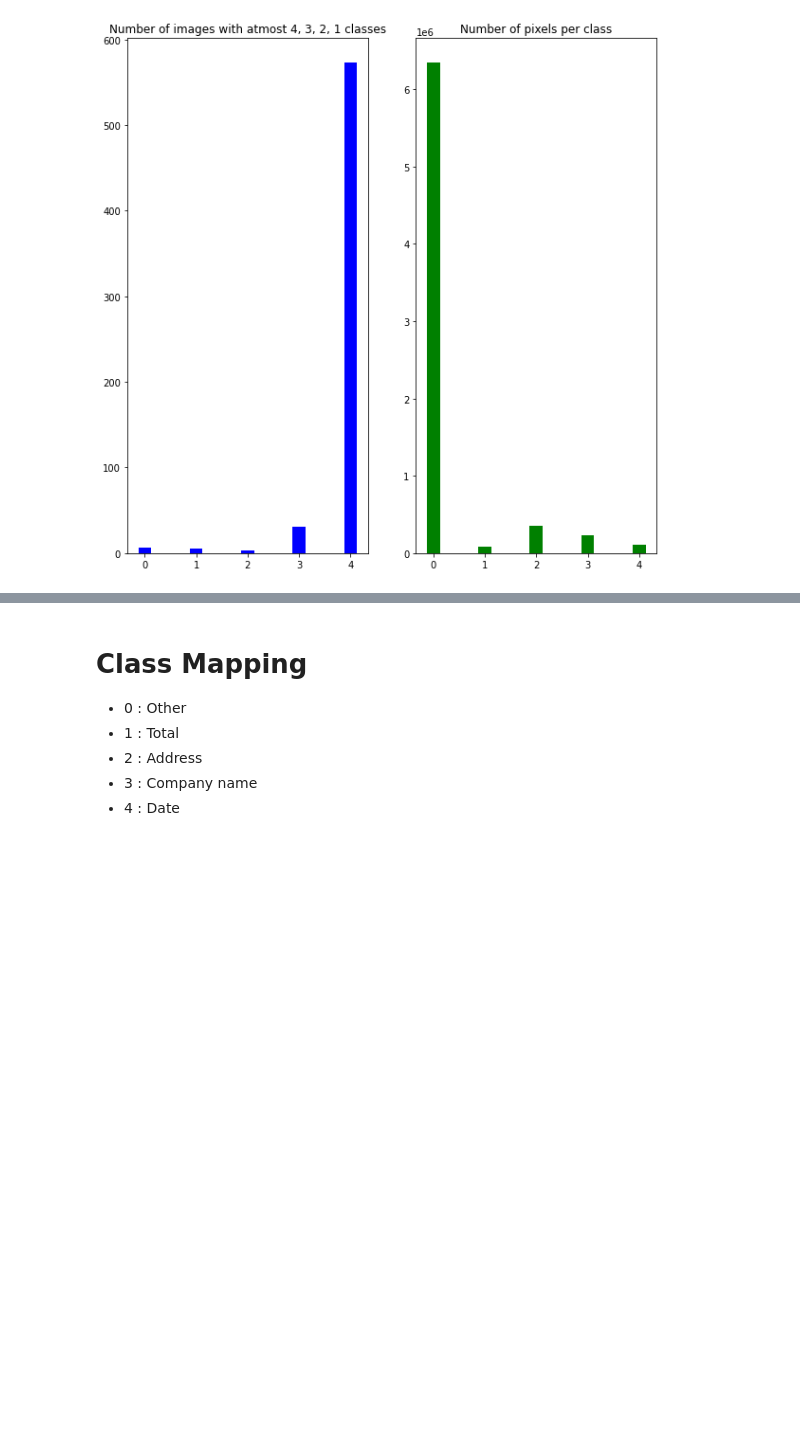
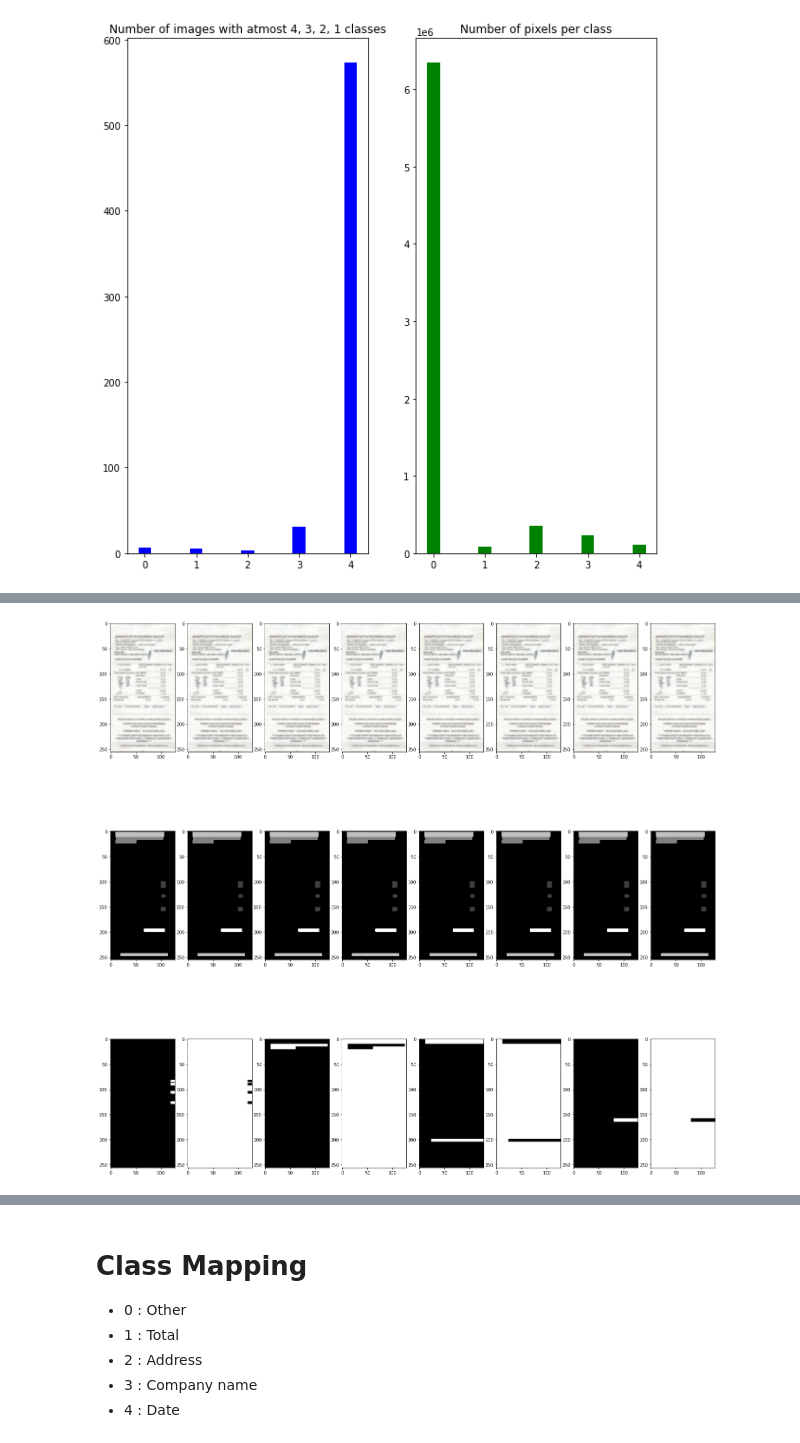
Before and after one commit to Hrishkesh/Invoice-, a Jupyter notebook: Data_visualization.ipynb, the cells around one changed output, grey strips where cells are left out. Cells and saved outputs as stored; diff of their text form; code cells hidden in the pictures; blank space fills up the shorter version.

```diff
--- a/Data_visualization.ipynb
+++ b/Data_visualization.ipynb
@@ -781 +822,15 @@ np_bbox_anchor_mask = extract_anchor_mask(pd_bbox, np.shape(tab_img[i]))
+# %%
+def plot_anchor(gt_1h, np_bbox_anchor_mask, np_bbox_anchor_coord):
+    fig, ax  = plt.subplots(3, 8,figsize=(25, 25))
+    for i in range(0, 8):
+      ax[0][i].imshow(input_image_final, cmap='gray')
+    for i in range(0, 8):
+      ax[1][i].imshow(np.apply_along_axis(np.argmax, axis=2, arr=gt_1h), cmap='gray')
+    for i in range(0, 8):
+      ax[2][i].imshow(np_bbox_anchor_mask[:, :, i], cmap='gray')
+    plt.show()
+# %%
+plot_anchor(gt_1h, np_bbox_anchor_mask, np_bbox_anchor_coord)
+# %% [output]
+[figure, added]
 # %%
```
Also changed, not shown: parts of 34 cells of this notebook.
